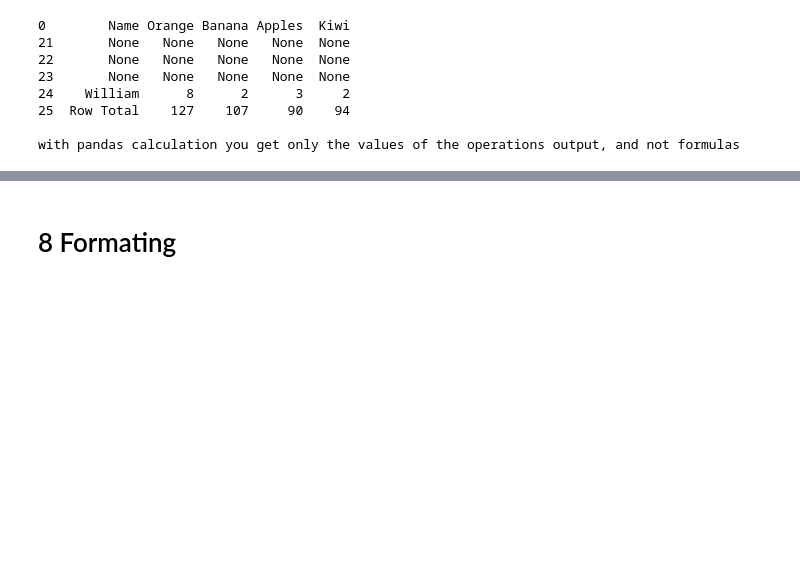
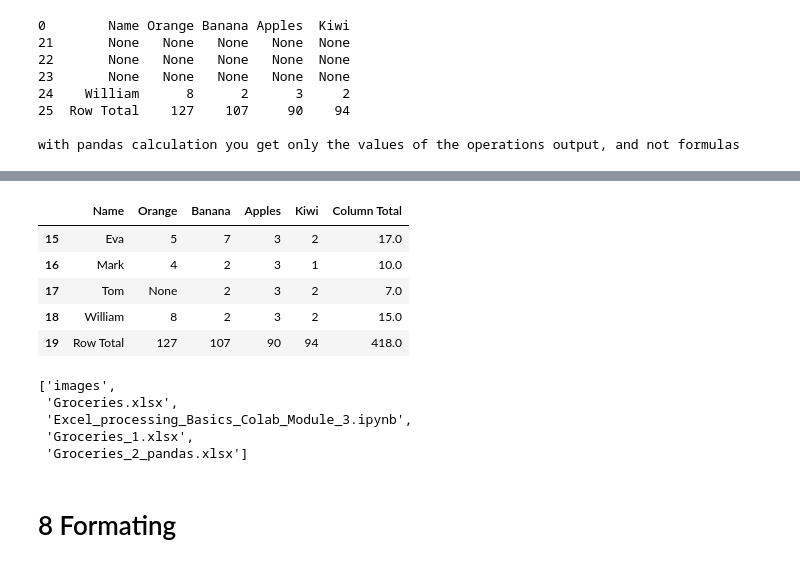
Before and after one commit to datalover2023/Module_3, a Jupyter notebook: Excel_processing_Basics_Colab_Module_3.ipynb, the cells around one changed output, grey strips where cells are left out. Cells and saved outputs as stored; diff of their text form; code cells hidden in the pictures; blank space fills up the shorter version.

```diff
--- a/Excel_processing_Basics_Colab_Module_3.ipynb
+++ b/Excel_processing_Basics_Colab_Module_3.ipynb
@@ -2436,3 +2460,14 @@ df.tail(5)
+# %%
+# reset again the index (so we'll have a propor sequence of indices)
+df.reset_index(inplace = True, drop = True) # to start at 0
+df.tail()
+# %% [output]
+|  | Name | Orange | Banana | Apples | Kiwi | Column Total |
+| 15 | Eva | 5 | 7 | 3 | 2 | 17.0 |
+| 16 | Mark | 4 | 2 | 3 | 1 | 10.0 |
+| 17 | Tom | None | 2 | 3 | 2 | 7.0 |
+| 18 | William | 8 | 2 | 3 | 2 | 15.0 |
+| 19 | Row Total | 127 | 107 | 90 | 94 | 418.0 |
 # %%
 # save this df as an excel in to see the difference with Groceries_1
 df.to_excel("Groceries_2_pandas.xlsx",
@@ -2442,3 +2475,12 @@ os.listdir()
+# %%
+# check again the cwd
+os.listdir()
+# %% [output]
+['images',
+ 'Groceries.xlsx',
+ 'Excel_processing_Basics_Colab_Module_3.ipynb',
+ 'Groceries_1.xlsx',
+ 'Groceries_2_pandas.xlsx']
 # %% [markdown]
 # 8&nbsp;Formating
 # %% [raw]
```
Also changed, not shown: parts of 44 cells of this notebook.
